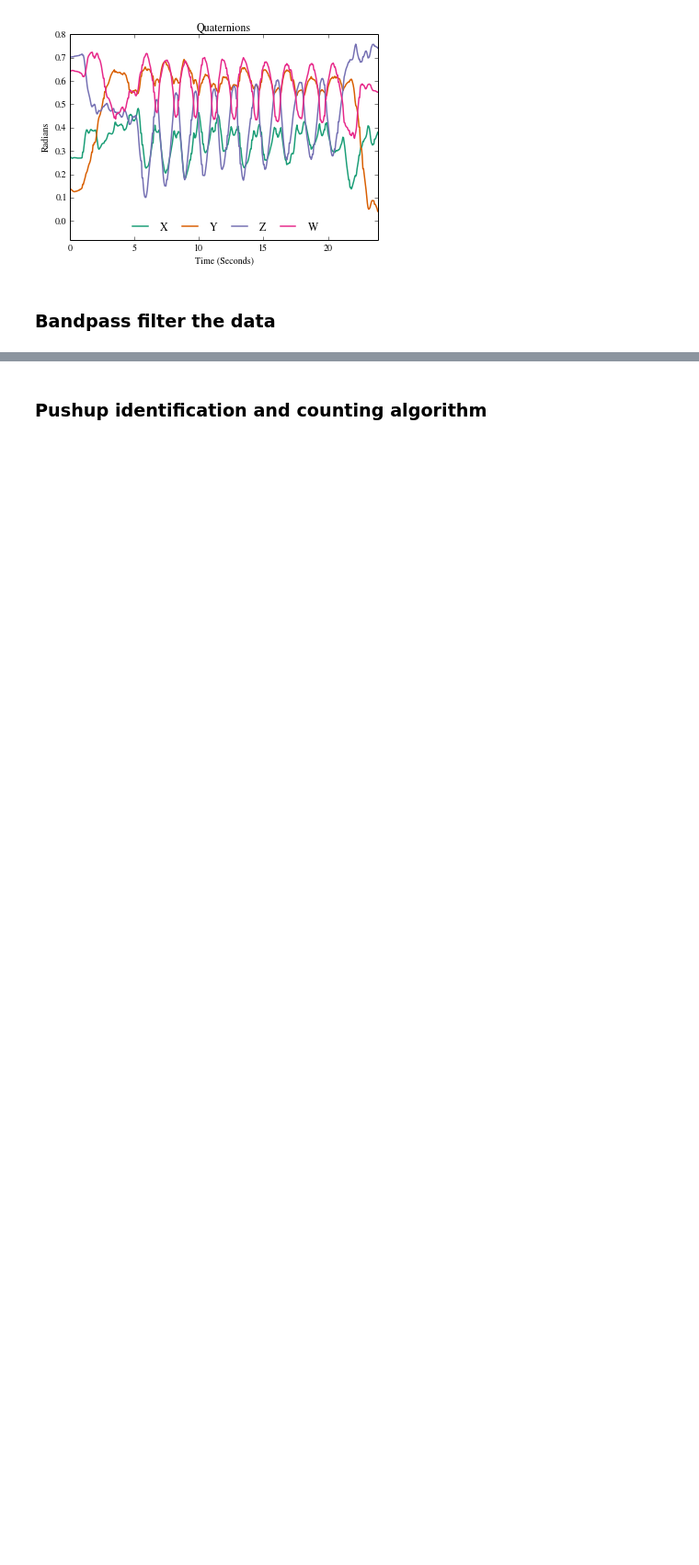
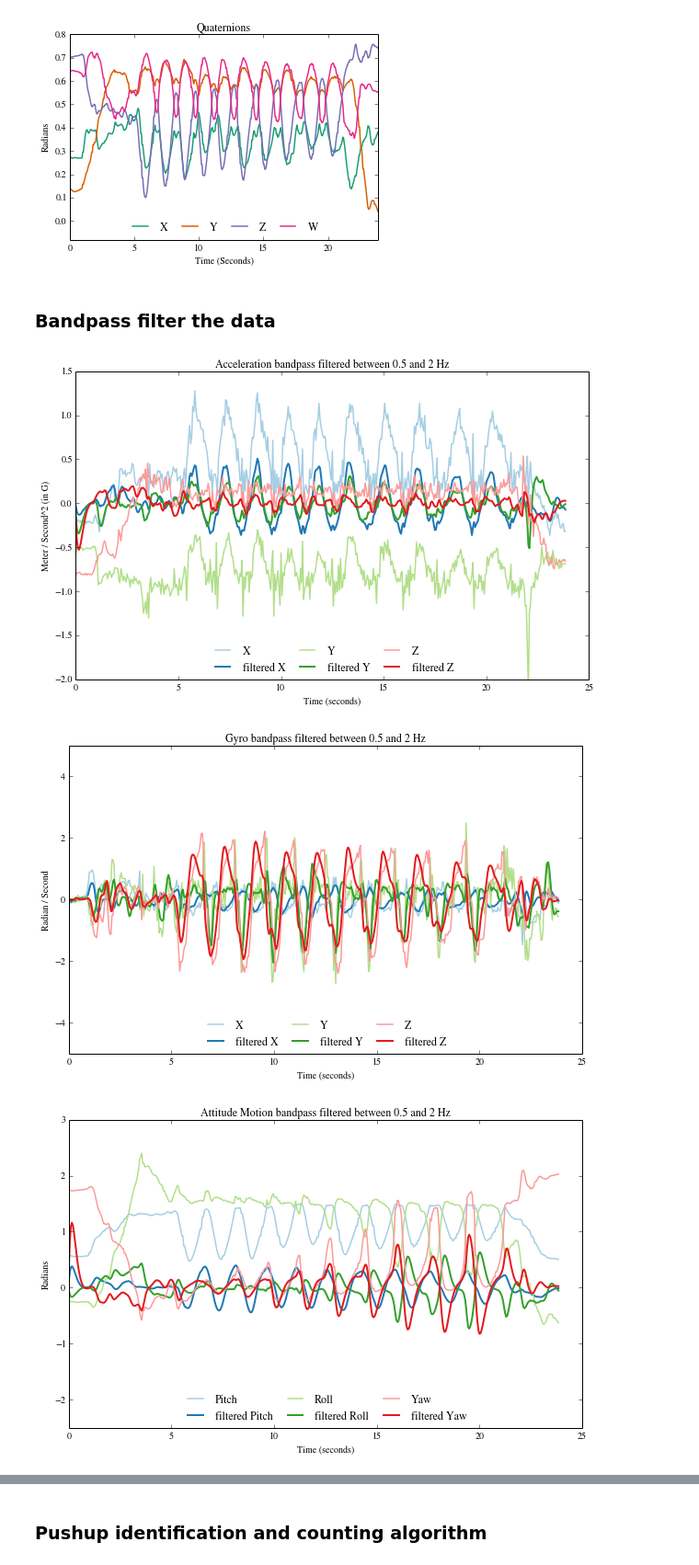
Before and after one commit to kellygwiseman/workout_buddy, a Jupyter notebook: notebooks/push_up.ipynb, the cells around one changed output, grey strips where cells are left out. Shown at 92% size. Drawn from its saved outputs; the diff is of its cells as text; code cells hidden in the pictures; blank space fills up the shorter version.

```diff
--- a/notebooks/push_up.ipynb
+++ b/notebooks/push_up.ipynb
@@ -196,7 +194,11 @@ df_num = df[numeric_features]
 # %%
 lowcut = 0.5
 highcut = 2.0
 order = 1 # Making the order higher messes up the beginning of the reps, keep it 1
 df_filt = filter_features(df_num, numeric_features, lowcut, highcut, freq, order)
 # Plot
-#gr.plot_bandpass(df_num, df_filt, freq, lowcut, highcut, sample)
+gr.plot_bandpass(df_num, df_filt, freq, lowcut, highcut, sample)
+# %% [output]
+[figure, added]
+[figure, added]
+[figure, added]
```
Also changed, not shown: parts of 8 cells of this notebook, 3 other files.
